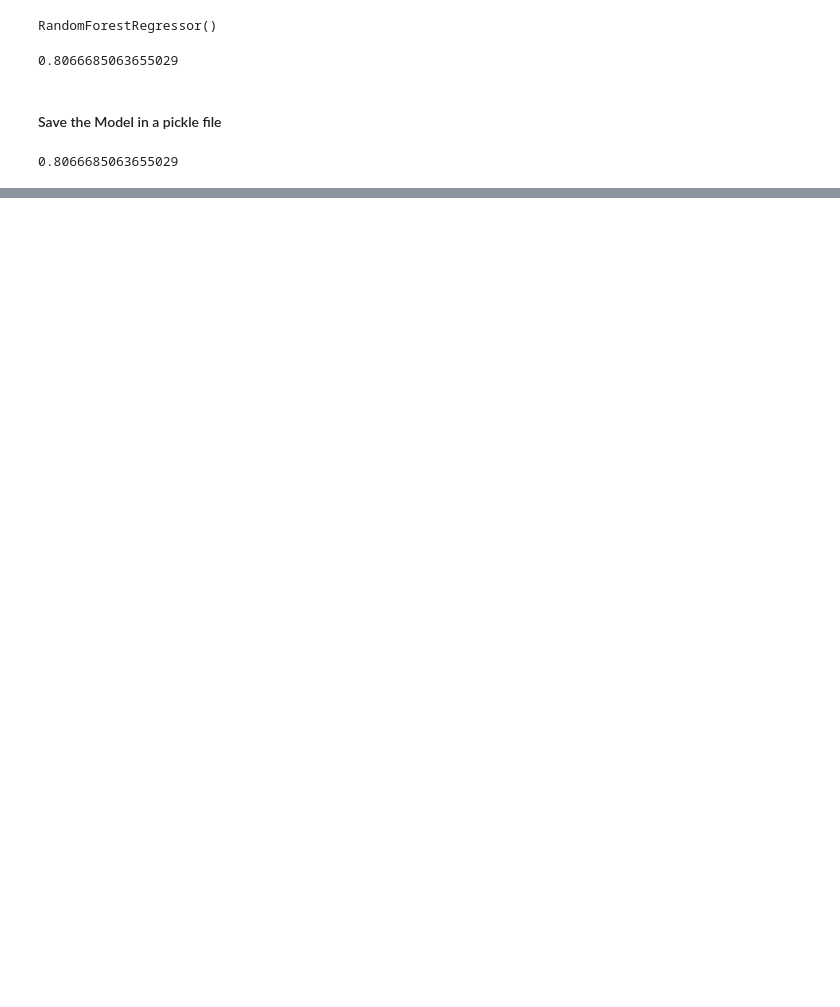
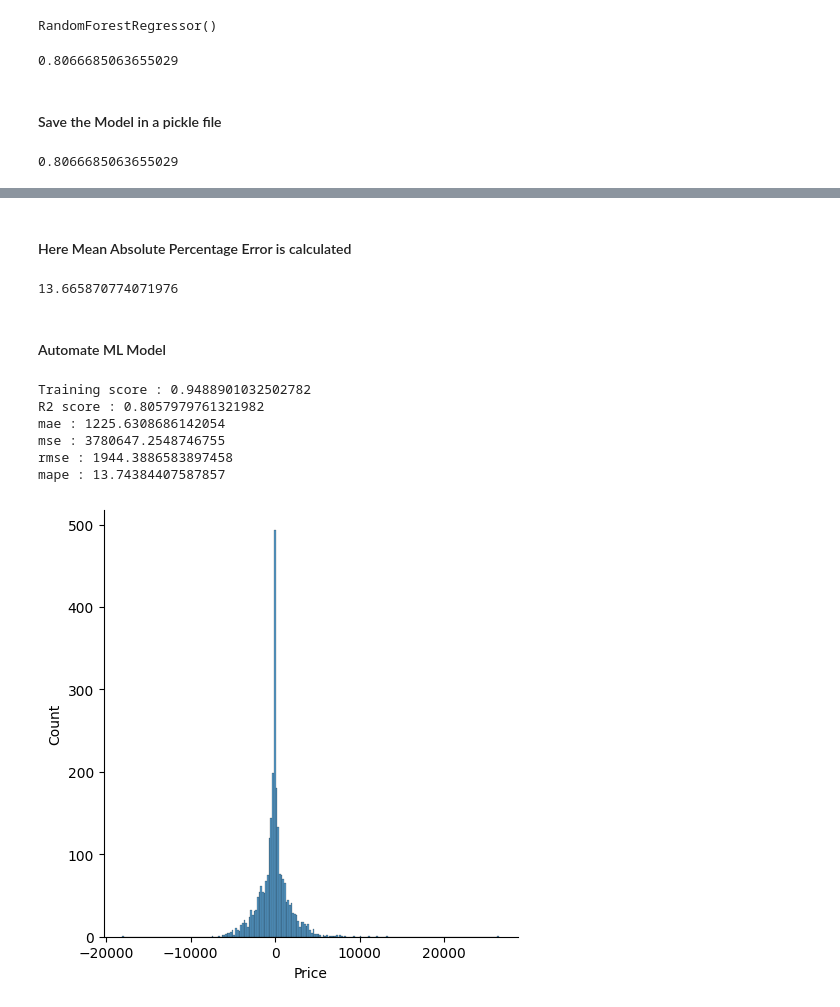
Before and after one commit to aswinvrpai/Airline_Ticket_Rate_Prediction, a Jupyter notebook: notebook/ticket_predict.ipynb, the cells around one changed output, grey strips where cells are left out. Cells and saved outputs as stored; diff of their text form; code cells hidden in the pictures; blank space fills up the shorter version.

```diff
--- a/notebook/ticket_predict.ipynb
+++ b/notebook/ticket_predict.ipynb
@@ -619,0 +622,46 @@ metrics.r2_score(y_test,y_pred2)
+# %% [markdown]
+#### Here Mean Absolute Percentage Error is calculated
+# %%
+def Mape(y_true, y_pred):
+    arr_y_true, arr_y_pred = np.array(y_true), np.array(y_pred)
+    return np.mean(np.abs((arr_y_true - arr_y_pred)/arr_y_true))*100
+# %%
+Mape(y_test, y_pred)
+# %% [output]
+13.665870774071976
+# %% [markdown]
+#### Automate ML Model
+# %%
+def Prediction(ml_model):
+    # Train score;
+    model = ml_model.fit(X_train, y_train)
+    train_score = model.score(X_train, y_train)
+
+    # Prediction;
+    y_prediction = model.predict(X_test)
+    r2_score = metrics.r2_score(y_test,y_prediction)
+    mae = metrics.mean_absolute_error(y_test,y_prediction)
+    mse = metrics.mean_squared_error(y_test,y_prediction)
+    rmse = np.sqrt(metrics.mean_squared_error(y_test,y_prediction))
+    mape = Mape(y_test,y_prediction)
+
+    # Table of results;
+    print(f"Training score : {train_score}")
+    print(f"R2 score : {r2_score}")
+    print(f"mae : {mae}")
+    print(f"mse : {mse}")
+    print(f"rmse : {rmse}")
+    print(f"mape : {mape}")
+
+    # Graph
+    sns.displot(y_test - y_prediction)
+# %%
+Prediction(RandomForestRegressor())
+# %% [output]
+Training score : 0.9488901032502782
+R2 score : 0.8057979761321982
+mae : 1225.6308686142054
+mse : 3780647.2548746755
+rmse : 1944.3886583897458
+mape : 13.74384407587857
+[figure, added]
```
Also changed, not shown: parts of 2 cells of this notebook.
